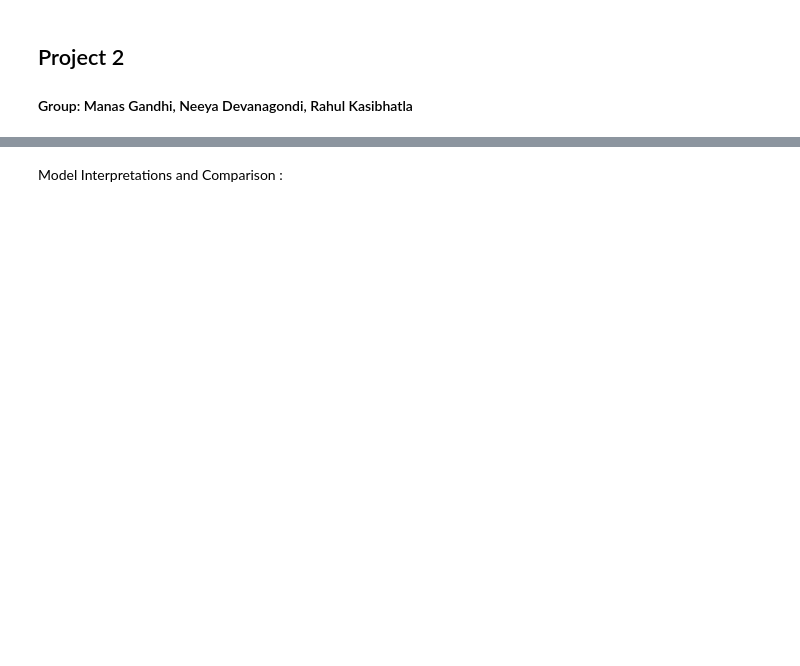
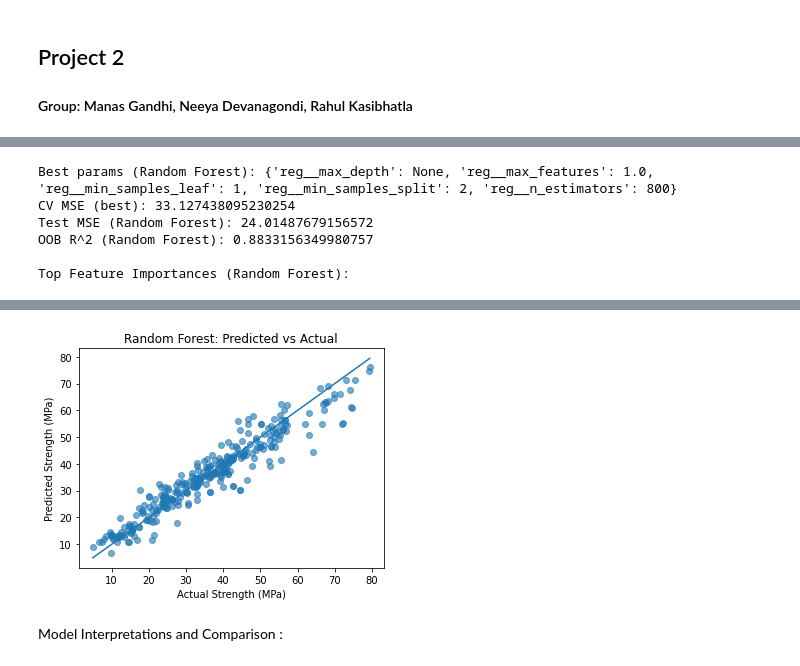
Before and after one commit to manaspgandhi/cs-598-psl, a Jupyter notebook: project2/project2.ipynb, the cells around one changed output, grey strips where cells are left out. Saved outputs shown, nothing was run; the diff lists cells and outputs as text; code cells hidden in the pictures; blank space fills up the shorter version.

```diff
--- a/project2/project2.ipynb
+++ b/project2/project2.ipynb
@@ -137,0 +338,77 @@ plt.show()
+# %%
+# Random Forest model
+
+from sklearn.ensemble import RandomForestRegressor
+
+rf_pipe = Pipeline([
+    ("reg", RandomForestRegressor(
+        random_state=598,
+        bootstrap=True,
+        oob_score=True,
+        n_jobs=-1
+    ))
+])
+
+param_grid_rf = {
+    "reg__n_estimators": [200, 400, 800],
+    "reg__max_depth": [None, 10, 20, 30],
+    # Use 1.0/'sqrt'/'log2' to avoid deprecated 'auto'
+    "reg__max_features": [1.0, "sqrt", "log2"],
+    "reg__min_samples_split": [2, 5, 10],
+    "reg__min_samples_leaf": [1, 2, 5]
+}
+
+gs_rf = GridSearchCV(
+    estimator=rf_pipe,
+    param_grid=param_grid_rf,
+    scoring="neg_mean_squared_error",
+    cv=cv,
+    n_jobs=-1,
+    refit=True,
+    verbose=0
+)
+
+gs_rf.fit(X_train, y_train)
+
+# Evaluate on test set
+y_pred_rf = gs_rf.best_estimator_.predict(X_test)
+mse_rf = mean_squared_error(y_test, y_pred_rf)
+
+print("Best params (Random Forest):", gs_rf.best_params_)
+print("CV MSE (best):", -gs_rf.best_score_)
+print("Test MSE (Random Forest):", mse_rf)
+
+# Optional: OOB score (on training set, not directly comparable to test MSE but useful sanity check)
+best_rf = gs_rf.best_estimator_["reg"]
+if hasattr(best_rf, "oob_score_"):
+    print("OOB R^2 (Random Forest):", best_rf.oob_score_)
+
+# Save results
+results.append(("Random Forest", gs_rf.best_params_, float(mse_rf)))
+
+# Feature importances
+rf_importances = pd.DataFrame({
+    "Feature": X_train.columns,
+    "Importance": best_rf.feature_importances_
+}).sort_values("Importance", ascending=False)
+
+print("\nTop Feature Importances (Random Forest):")
+display(rf_importances.head(10))
+
+# Predicted vs Actual plot
+plt.figure(figsize=(5,4))
+plt.scatter(y_test, y_pred_rf, alpha=0.6)
+plt.xlabel("Actual Strength (MPa)")
+plt.ylabel("Predicted Strength (MPa)")
+plt.title("Random Forest: Predicted vs Actual")
+lims = [min(y_test.min(), y_pred_rf.min()), max(y_test.max(), y_pred_rf.max())]
+plt.plot(lims, lims)
+plt.tight_layout()
+plt.show()
+# %% [output]
+Best params (Random Forest): {'reg__max_depth': None, 'reg__max_features': 1.0, 'reg__min_samples_leaf': 1, 'reg__min_samples_split': 2, 'reg__n_estimators': 800}
+CV MSE (best): 33.127438095230254
+Test MSE (Random Forest): 24.01487679156572
+OOB R^2 (Random Forest): 0.8833156349980757
+
+Top Feature Importances (Random Forest):
@@ -138,2 +424,3 @@ plt.show()
+[figure, added]
 # %% [markdown]
 Model Interpretations and Comparison :
```
Also changed, not shown: parts of 11 cells of this notebook, 1 other file.
